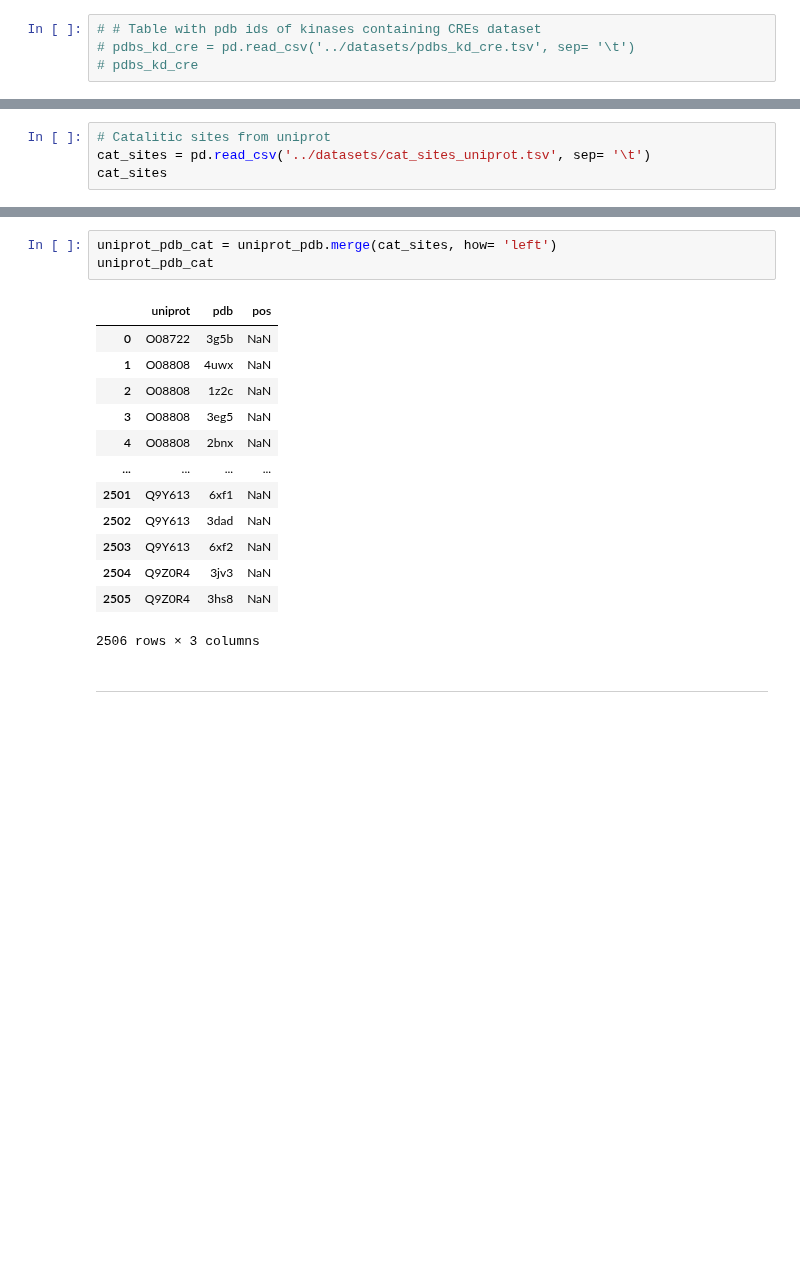
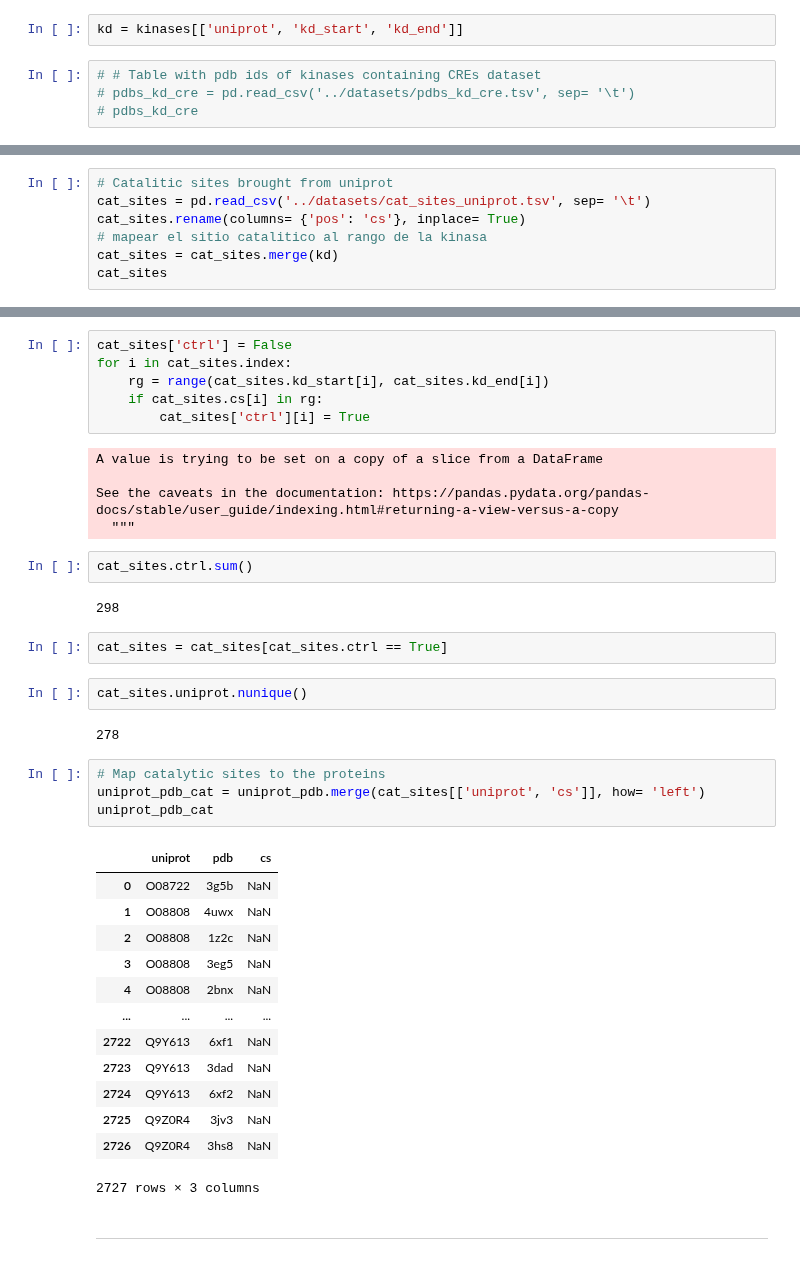
Before and after one commit to alvaro-2/cis-reg, a Jupyter notebook: scripts/interatomic_distances.ipynb, the cells around one changed output, grey strips where cells are left out. Saved outputs shown, nothing was run; the diff lists cells and outputs as text; blank space fills up the shorter version.

```diff
--- a/scripts/interatomic_distances.ipynb
+++ b/scripts/interatomic_distances.ipynb
@@ -39,3 +48,5 @@ kinases.columns = kinases.columns.str.lower().str.replace(" ", "_")
+# %%
+kd = kinases[['uniprot', 'kd_start', 'kd_end']]
 # %%
 # # Table with pdb ids of kinases containing CREs dataset
 # pdbs_kd_cre = pd.read_csv('../datasets/pdbs_kd_cre.tsv', sep= '\t')
@@ -47,5 +56,8 @@ kinases.columns = kinases.columns.str.lower().str.replace(" ", "_")
 # %%
-# Catalitic sites from uniprot
+# Catalitic sites brought from uniprot
 cat_sites = pd.read_csv('../datasets/cat_sites_uniprot.tsv', sep= '\t')
+cat_sites.rename(columns= {'pos': 'cs'}, inplace= True)
+# mapear el sitio catalitico al rango de la kinasa
+cat_sites = cat_sites.merge(kd)
 cat_sites
 # %% [output]
@@ -65,19 +77,41 @@ cat_sites
+# %%
+cat_sites['ctrl'] = False
+for i in cat_sites.index:
+    rg = range(cat_sites.kd_start[i], cat_sites.kd_end[i])
+    if cat_sites.cs[i] in rg:
+        cat_sites['ctrl'][i] = True
+# %% [output]
+A value is trying to be set on a copy of a slice from a DataFrame
+
+See the caveats in the documentation: https://pandas.pydata.org/pandas-docs/stable/user_guide/indexing.html#returning-a-view-versus-a-copy
+  """
+# %%
+cat_sites.ctrl.sum()
+# %% [output]
+298
+# %%
+cat_sites = cat_sites[cat_sites.ctrl == True]
+# %%
+cat_sites.uniprot.nunique()
+# %% [output]
+278
 # %%
-uniprot_pdb_cat = uniprot_pdb.merge(cat_sites, how= 'left')
+# Map catalytic sites to the proteins
+uniprot_pdb_cat = uniprot_pdb.merge(cat_sites[['uniprot', 'cs']], how= 'left')
 uniprot_pdb_cat
 # %% [output]
-|  | uniprot | pdb | pos |
+|  | uniprot | pdb | cs |
 | 0 | O08722 | 3g5b | NaN |
 | 1 | O08808 | 4uwx | NaN |
 | 2 | O08808 | 1z2c | NaN |
 | 3 | O08808 | 3eg5 | NaN |
 | 4 | O08808 | 2bnx | NaN |
 | ... | ... | ... | ... |
-| 2501 | Q9Y613 | 6xf1 | NaN |
-| 2502 | Q9Y613 | 3dad | NaN |
-| 2503 | Q9Y613 | 6xf2 | NaN |
-| 2504 | Q9Z0R4 | 3jv3 | NaN |
-| 2505 | Q9Z0R4 | 3hs8 | NaN |
+| 2722 | Q9Y613 | 6xf1 | NaN |
+| 2723 | Q9Y613 | 3dad | NaN |
+| 2724 | Q9Y613 | 6xf2 | NaN |
+| 2725 | Q9Z0R4 | 3jv3 | NaN |
+| 2726 | Q9Z0R4 | 3hs8 | NaN |
-2506 rows × 3 columns
+2727 rows × 3 columns
 # %% [markdown]
 ---
```
Also changed, not shown: parts of 30 cells of this notebook.
